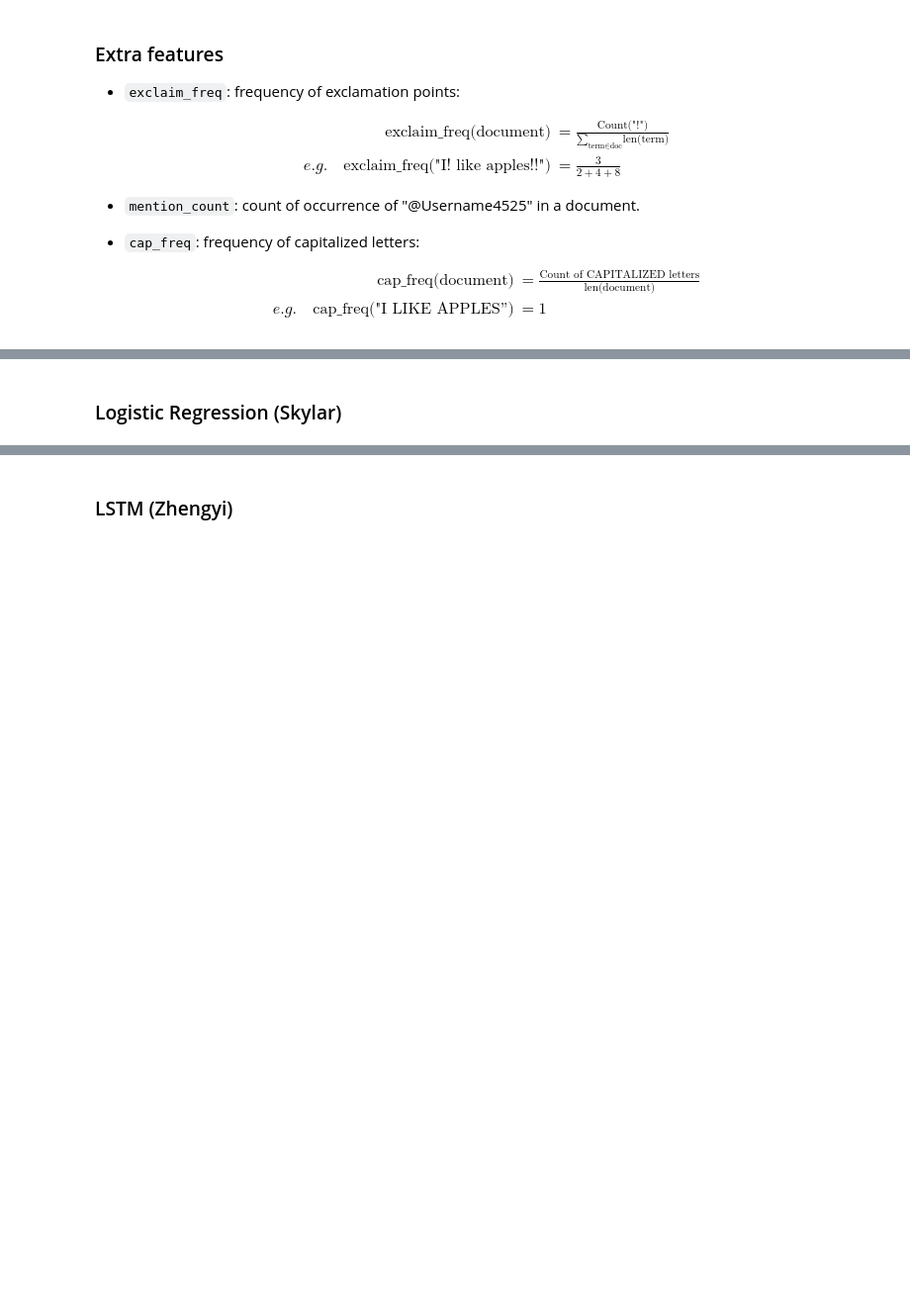
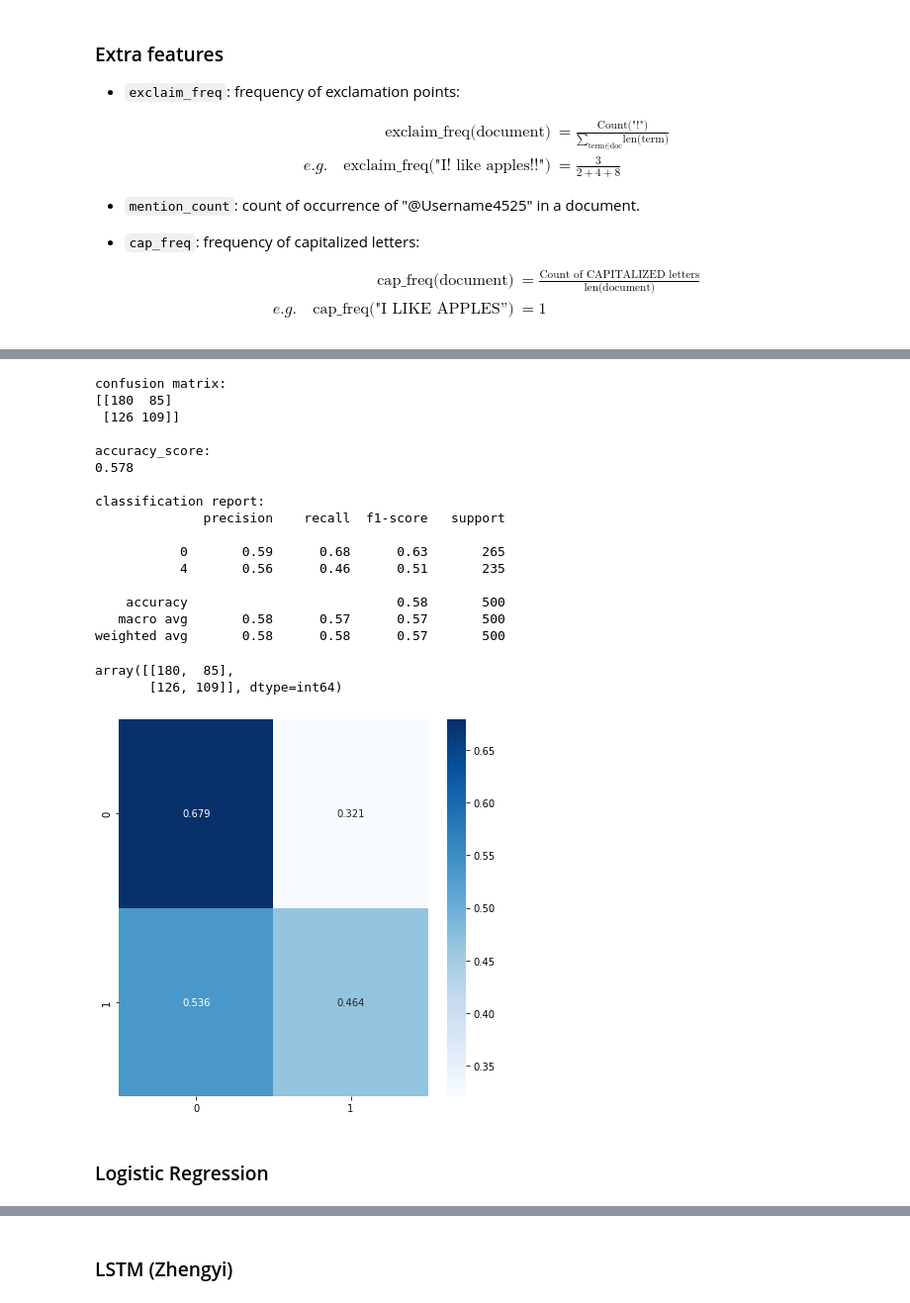
Before and after one commit to rl3279/twitter_sentiment_analysis, a Jupyter notebook: presentation.ipynb, the cells around one changed output, grey strips where cells are left out. Shown at 99% size. Saved outputs shown, nothing was run; the diff lists cells and outputs as text; code cells hidden in the pictures; blank space fills up the shorter version.

```diff
--- a/presentation.ipynb
+++ b/presentation.ipynb
@@ -325,2 +449,29 @@ e.g.\quad \text{cap_freq("I LIKE APPLES'')}
+# %%
+# feature space 2
+
+model = BernoulliNB(alpha=1)
+model.fit(X2_train, y2_train)
+y_pred = model.predict(X2_test)
+assess(y2_test, y_pred, plot=True)
+# %% [output]
+confusion matrix:
+[[180  85]
+ [126 109]]
+
+accuracy_score:
+0.578
+
+classification report:
+              precision    recall  f1-score   support
+
+           0       0.59      0.68      0.63       265
+           4       0.56      0.46      0.51       235
+
+    accuracy                           0.58       500
+   macro avg       0.58      0.57      0.57       500
+weighted avg       0.58      0.58      0.57       500
+array([[180,  85],
+       [126, 109]], dtype=int64)
+[figure, added]
 # %% [markdown]
-### Logistic Regression (Skylar)
+### Logistic Regression
```
Also changed, not shown: parts of 15 cells of this notebook.
